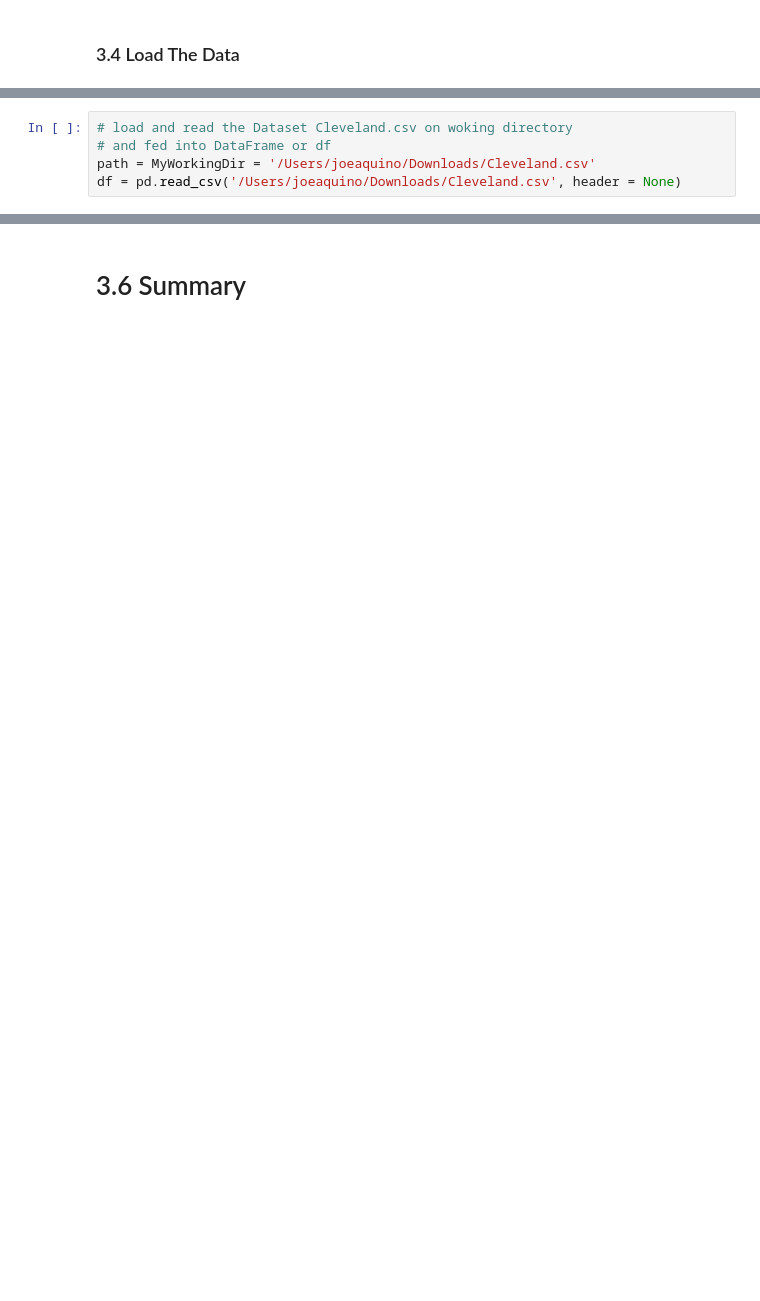
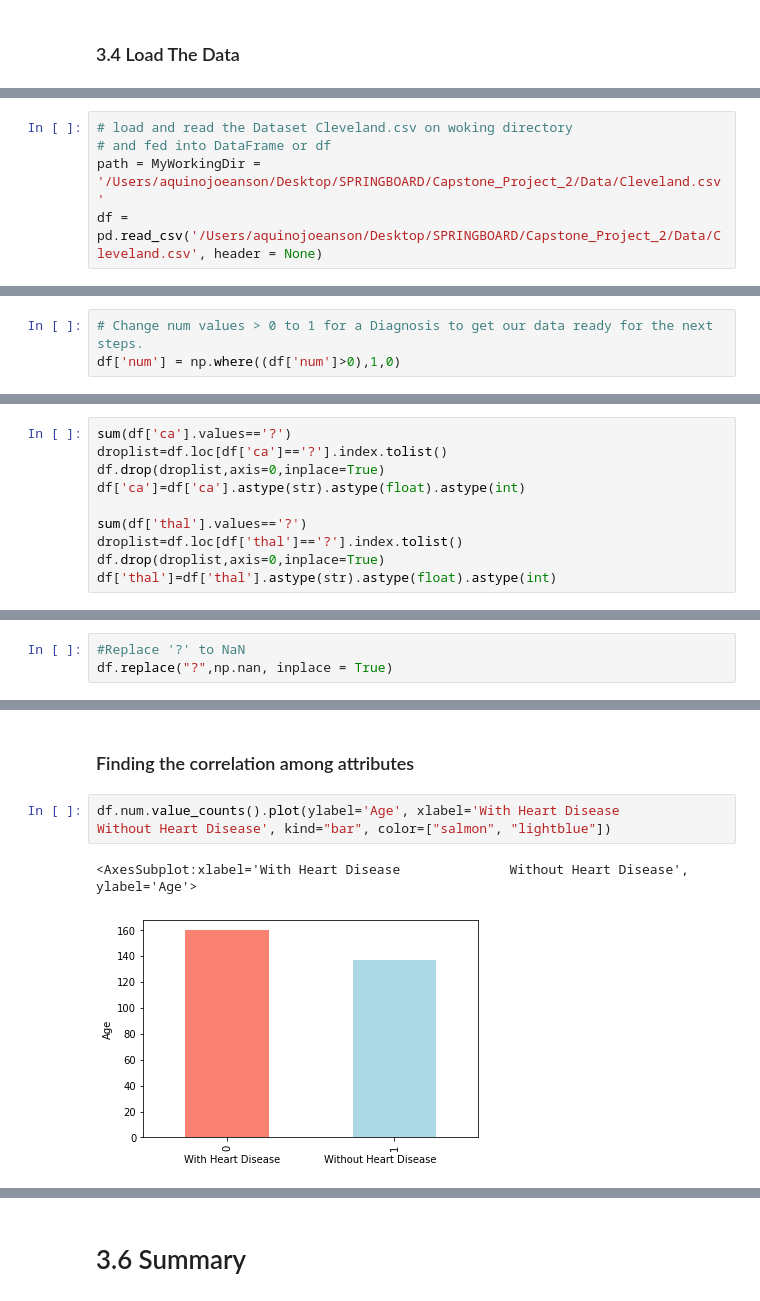
Before and after one commit to aquinojoeanson/Capstone-Project-2, a Jupyter notebook: Notebook/Capstone_Project_3_Exploratory_Data_Analysis.ipynb, the cells around one changed output, grey strips where cells are left out. Drawn from its saved outputs; the diff is of its cells as text; blank space fills up the shorter version.

```diff
--- a/Notebook/Capstone_Project_3_Exploratory_Data_Analysis.ipynb
+++ b/Notebook/Capstone_Project_3_Exploratory_Data_Analysis.ipynb
@@ -35,5 +76,5 @@ from library.sb_utils import save_file
 # %%
 # load and read the Dataset Cleveland.csv on woking directory
 # and fed into DataFrame or df
-path = MyWorkingDir = '/Users/joeaquino/Downloads/Cleveland.csv'
-df = pd.read_csv('/Users/joeaquino/Downloads/Cleveland.csv', header = None)
+path = MyWorkingDir = '/Users/aquinojoeanson/Desktop/SPRINGBOARD/Capstone_Project_2/Data/Cleveland.csv'
+df = pd.read_csv('/Users/aquinojoeanson/Desktop/SPRINGBOARD/Capstone_Project_2/Data/Cleveland.csv', header = None)
@@ -39,0 +154,3 @@ df = pd.read_csv('/Users/joeaquino/Downloads/Cleveland.csv', header = None)
+# %%
+# Change num values > 0 to 1 for a Diagnosis to get our data ready for the next steps.
+df['num'] = np.where((df['num']>0),1,0)
@@ -204,0 +194,10 @@ chest_pain.plot(kind='bar', stacked=True, color=['black','orange'], grid=False)
+# %%
+sum(df['ca'].values=='?')
+droplist=df.loc[df['ca']=='?'].index.tolist()
+df.drop(droplist,axis=0,inplace=True)
+df['ca']=df['ca'].astype(str).astype(float).astype(int)
+
+sum(df['thal'].values=='?')
+droplist=df.loc[df['thal']=='?'].index.tolist()
+df.drop(droplist,axis=0,inplace=True)
+df['thal']=df['thal'].astype(str).astype(float).astype(int)
@@ -204,0 +247,3 @@ chest_pain.plot(kind='bar', stacked=True, color=['black','orange'], grid=False)
+# %%
+#Replace '?' to NaN
+df.replace("?",np.nan, inplace = True)
@@ -204,0 +333,7 @@ chest_pain.plot(kind='bar', stacked=True, color=['black','orange'], grid=False)
+# %% [markdown]
+### Finding the correlation among attributes
+# %%
+df.num.value_counts().plot(ylabel='Age', xlabel='With Heart Disease              Without Heart Disease', kind="bar", color=["salmon", "lightblue"])
+# %% [output]
+<AxesSubplot:xlabel='With Heart Disease              Without Heart Disease', ylabel='Age'>
+[figure, added]
```
Also changed, not shown: parts of 69 cells of this notebook.
